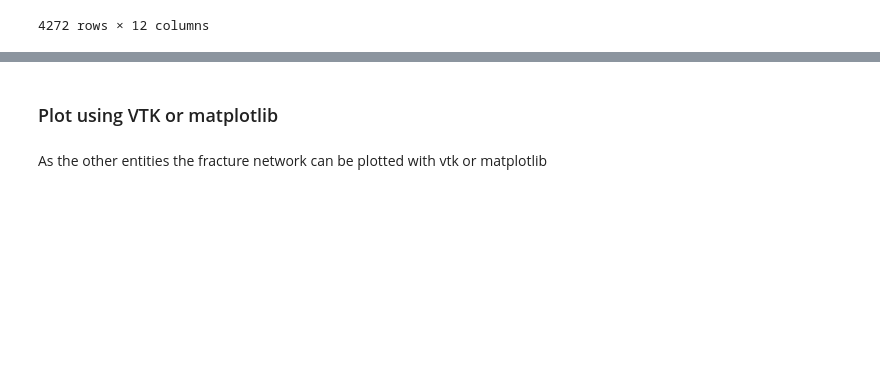
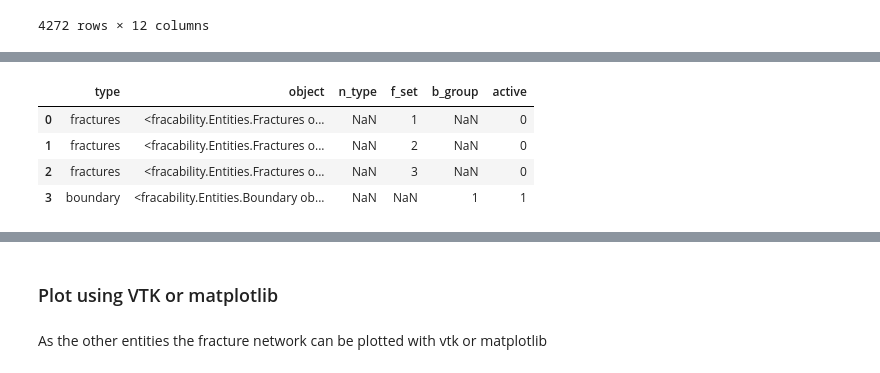
Before and after one commit to gecos-lab/FracAbility, a Jupyter notebook: docs/Tutorials/notebooks/Basic/1. Import and plot.ipynb, the cells around one changed output, grey strips where cells are left out. Cells and saved outputs as stored; diff of their text form; code cells hidden in the pictures; blank space fills up the shorter version.

```diff
--- a/docs/Tutorials/notebooks/Basic/1. Import and plot.ipynb
+++ b/docs/Tutorials/notebooks/Basic/1. Import and plot.ipynb
@@ -137,0 +177,9 @@ fracture_net.fracture_network_to_components_df()
+# %%
+fracture_net.activate_fractures([]) # this will deactivate all fracture sets
+fracture_net.entity_df #fracture_network_to_components_df() will return an error because no fractures are present
+# %% [output]
+|  | type | object | n_type | f_set | b_group | active |
+| 0 | fractures | <fracability.Entities.Fractures o... | NaN | 1 | NaN | 0 |
+| 1 | fractures | <fracability.Entities.Fractures o... | NaN | 2 | NaN | 0 |
+| 2 | fractures | <fracability.Entities.Fractures o... | NaN | 3 | NaN | 0 |
+| 3 | boundary | <fracability.Entities.Boundary ob... | NaN | NaN | 1 | 1 |
```
Also changed, not shown: parts of 16 cells of this notebook, 5 other files.
